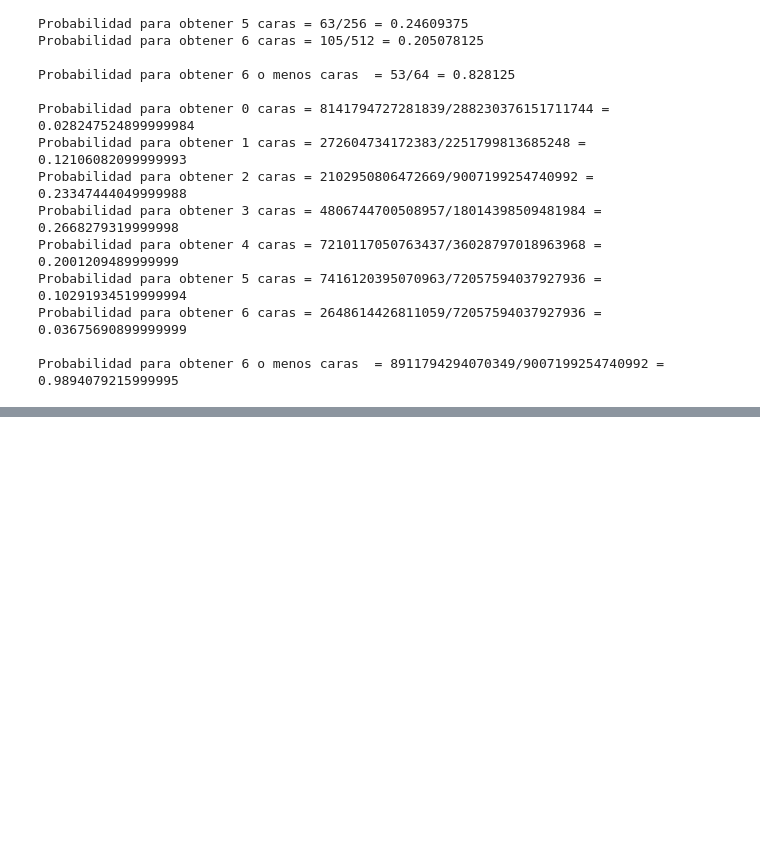
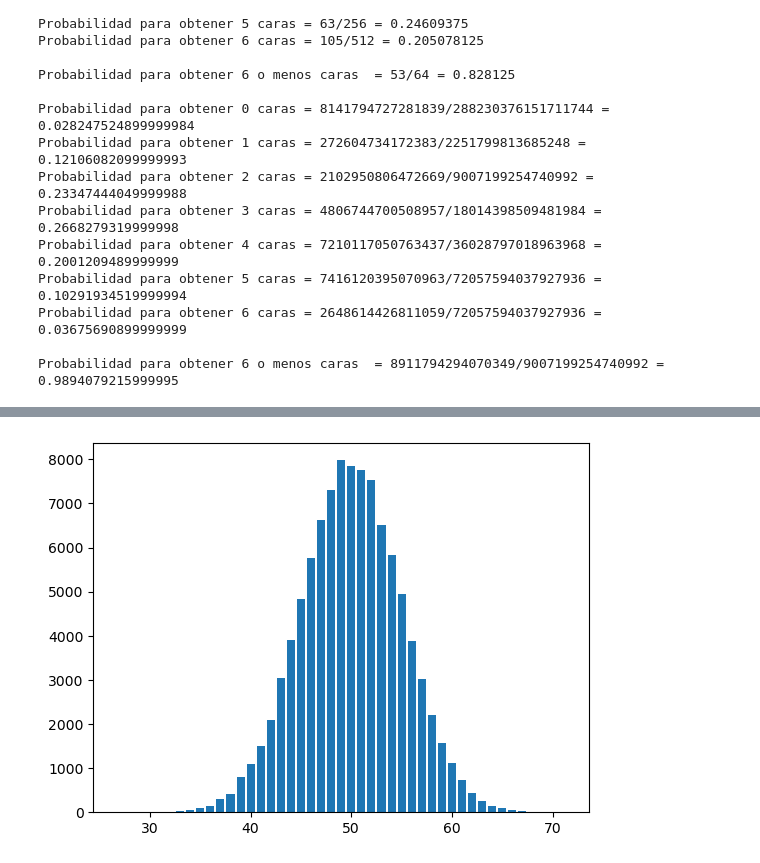
Before and after one commit to DensLopez/DS_Probabilidad, a Jupyter notebook: codes/reto.ipynb, the cells around one changed output, grey strips where cells are left out. Cells and saved outputs as stored; diff of their text form; code cells hidden in the pictures; blank space fills up the shorter version.

```diff
--- a/codes/reto.ipynb
+++ b/codes/reto.ipynb
@@ -363,0 +544,7 @@ Probabilidad para obtener 6 o menos caras  = 8911794294070349/9007199254740992 =
+# %%
+#Graficando los datos del ejercicios de las monedas
+plt.bar(values, dist)
+#Graficando la función de densidad de probabilidad
+pyplot.show()
+# %% [output]
+[figure, added]
```
Also changed, not shown: parts of 13 cells of this notebook, 8 other files.
